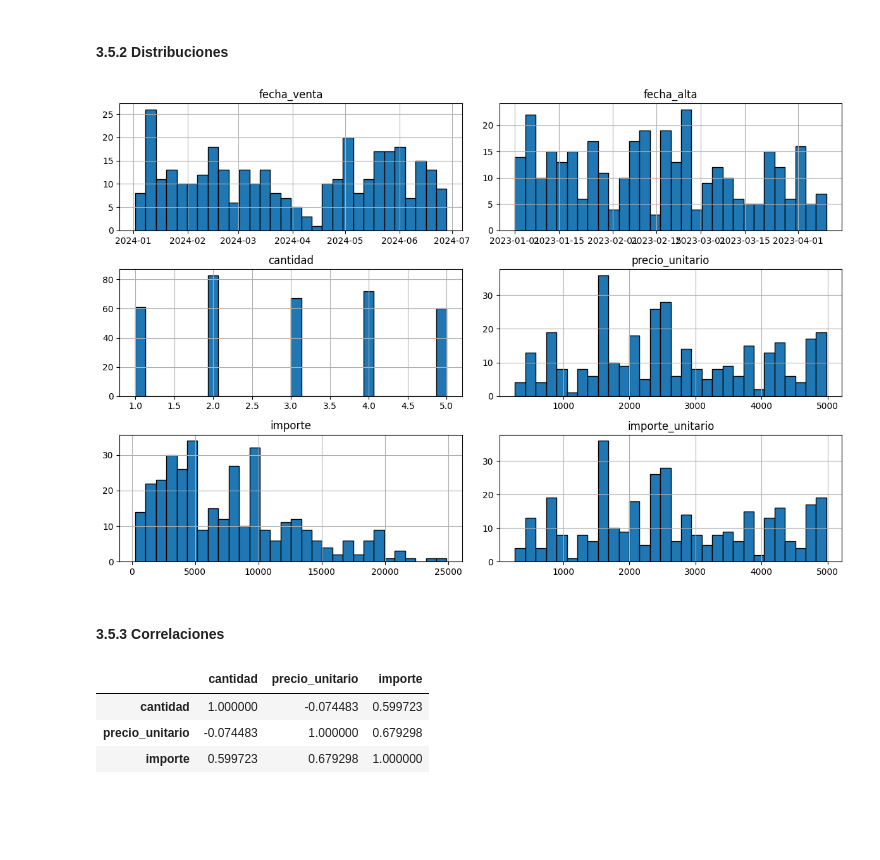
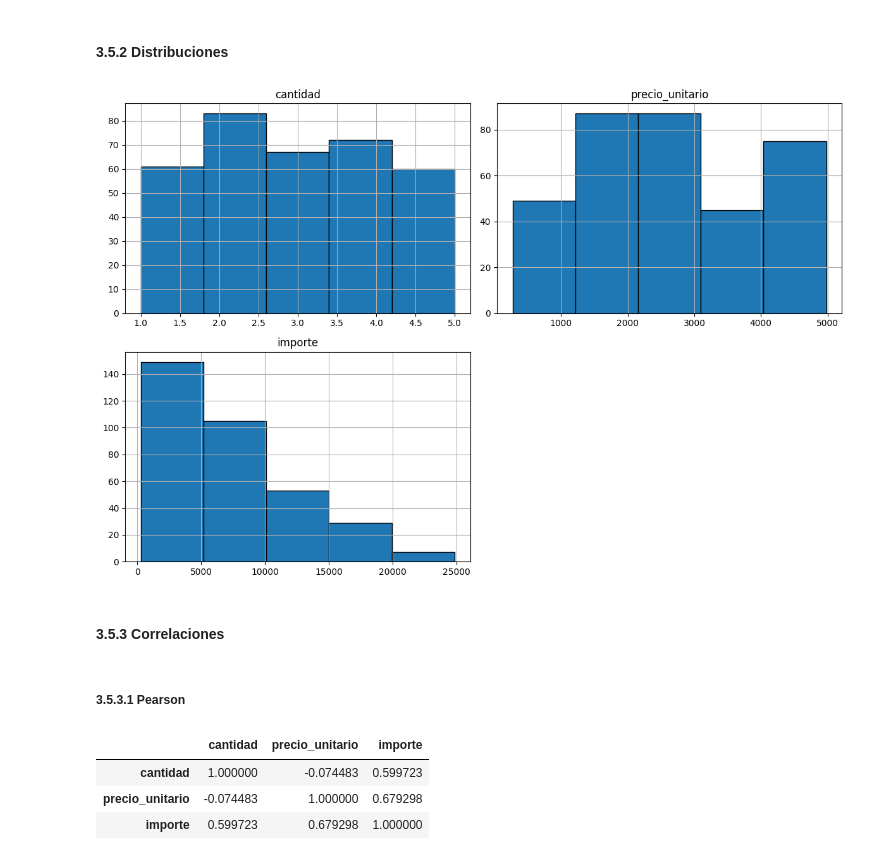
Before and after one commit to jperez-xcvi/guayerd_ia, a Jupyter notebook: aurelion.ipynb, the cells around one changed output. Cells and saved outputs as stored; diff of their text form; code cells hidden in the pictures; blank space fills up the shorter version.

```diff
--- a/aurelion.ipynb
+++ b/aurelion.ipynb
@@ -150,13 +158,16 @@ df_aurelion.describe(include=['int64'])
 #### 3.5.2 Distribuciones
 # %%
 #Distribuciones
-df_aurelion.hist(bins=30, figsize=(12, 8),edgecolor='black')
+numeric=df_aurelion.select_dtypes(include=['int64', 'float64'])
+numeric.hist(bins=5, figsize=(12, 8),edgecolor='black')
 plt.tight_layout()
 plt.show()
 # %% [output]
-[figure, old version]
+[figure, new version]
 # %% [markdown]
 #### 3.5.3 Correlaciones
+# %% [markdown]
+##### 3.5.3.1 Pearson
 # %%
 #Correlaciones
 #matriz de correlación
```
Also changed, not shown: parts of 17 cells of this notebook.
